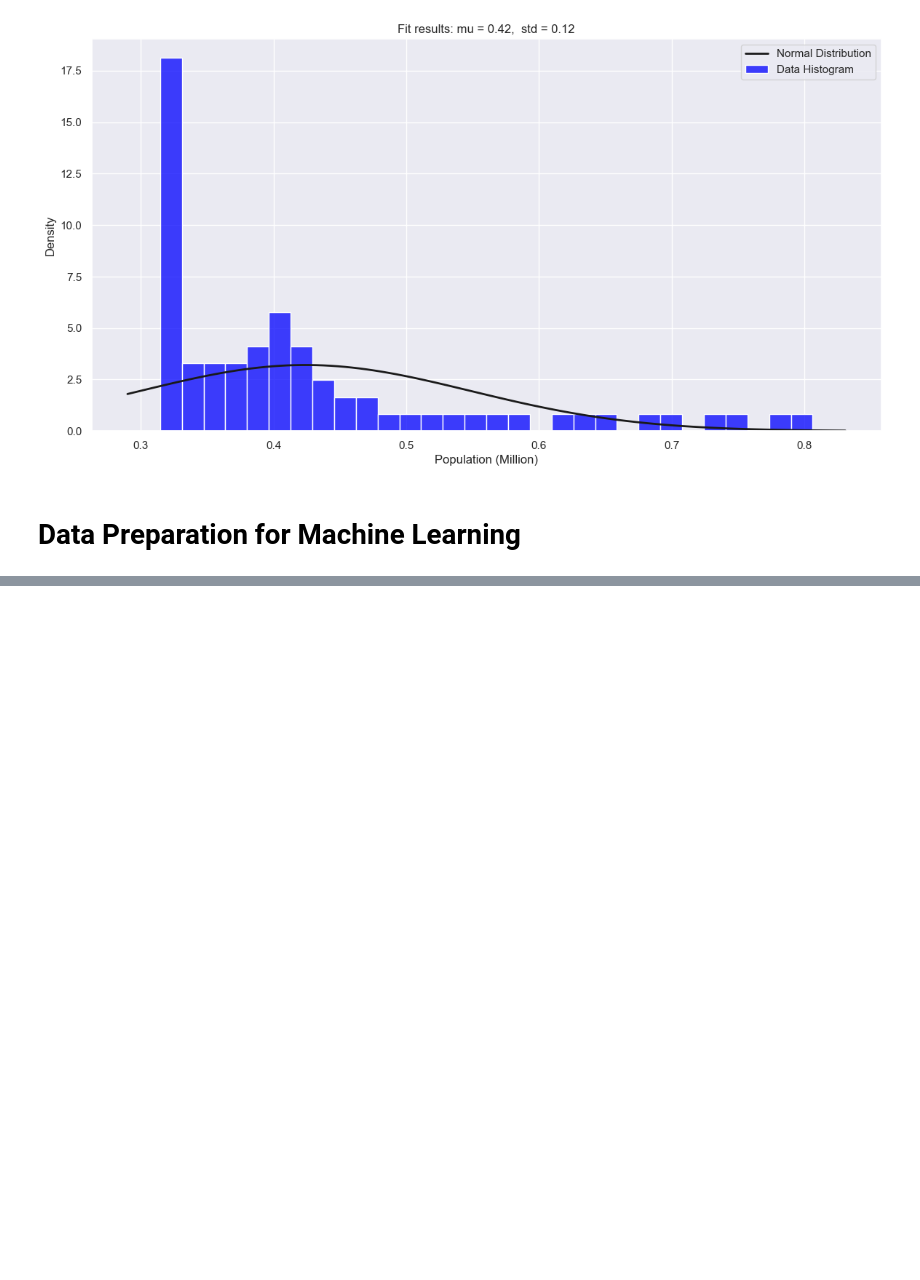
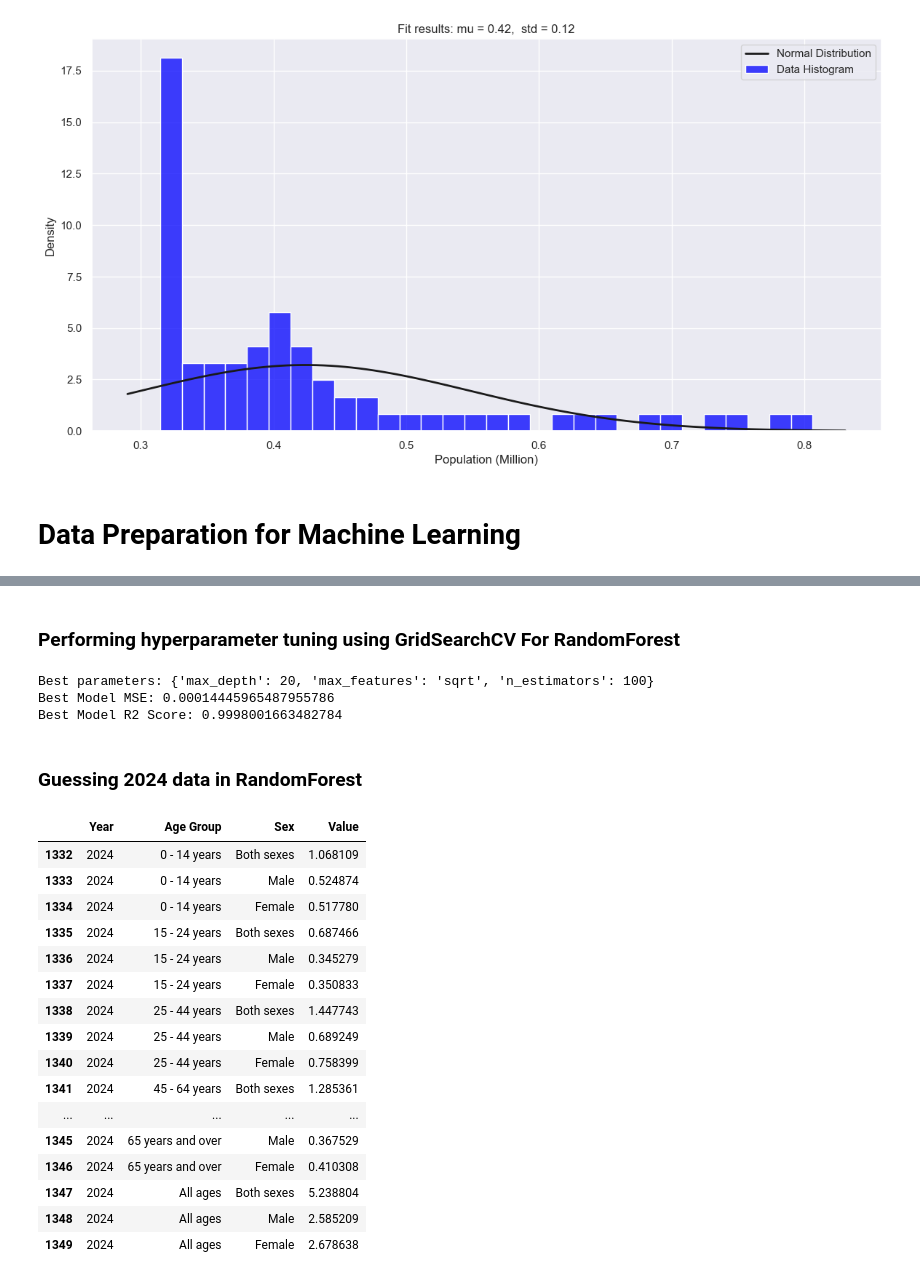
Before and after one commit to TunahanINCE/Population-in-Ireland, a Jupyter notebook: CA-1.ipynb, the cells around one changed output, grey strips where cells are left out. Saved outputs shown, nothing was run; the diff lists cells and outputs as text; code cells hidden in the pictures; blank space fills up the shorter version.

```diff
--- a/CA-1.ipynb
+++ b/CA-1.ipynb
@@ -836,0 +612,3 @@ predicted_summary_2024
+# %%
+# Merged the original data set and the encoded data set
+processed_data= pd.concat([df, encoded_df], axis=1)
@@ -836,0 +719,73 @@ predicted_summary_2024
+# %% [markdown]
+### Performing hyperparameter tuning using GridSearchCV For RandomForest
+# %%
+from sklearn.ensemble import RandomForestRegressor
+
+# GridSearchCV for hyperparameter tuning
+param_grid = {
+    'n_estimators': [100, 200],  # Number of trees
+    'max_features': ['auto', 'sqrt'],  # Number of features to consider in each split
+    'max_depth': [10, 20, None]  # Maximum depth of tree
+}
+
+grid_search = GridSearchCV(estimator=RandomForestRegressor(random_state=42), param_grid=param_grid, cv=5, n_jobs=-1)
+grid_search.fit(X_train, y_train)
+
+print("Best parameters:", grid_search.best_params_)
+best_model = grid_search.best_estimator_
+
+# Predicting with the best model
+y_pred_best = best_model.predict(X_test)
+
+# Evaluating the performance of the best model
+mse_best = mean_squared_error(y_test, y_pred_best)
+r2_best = r2_score(y_test, y_pred_best)
+
+print(f"Best Model MSE: {mse_best}")
+print(f"Best Model R2 Score: {r2_best}")
+# %% [output]
+Best parameters: {'max_depth': 20, 'max_features': 'sqrt', 'n_estimators': 100}
+Best Model MSE: 0.00014445965487955786
+Best Model R2 Score: 0.9998001663482784
+# %% [markdown]
+### Guessing 2024 data in RandomForest
+# %%
+# Making prediction for 2024
+predict_year = 2024
+encoded_features_2024 = encoder.transform(age_sex_combinations)
+year_column_2024 = pd.DataFrame({'Year': [predict_year] * len(encoded_features_2024)})
+predict_data_2024 = pd.concat([year_column_2024, pd.DataFrame(encoded_features_2024, columns=encoded_columns)], axis=1)
+
+# Making predictions for 2024
+predictions_2024 = best_model.predict(predict_data_2024)
+predictions_2024_scaled_back = scaler.inverse_transform(predictions_2024.reshape(-1, 1))
+predictions_2024_df = pd.DataFrame({'Year': predict_year, 'Predicted Value': predictions_2024_scaled_back.flatten()})
+
+# Edit the order of the predicted data and add it to the original data set
+predictions_2024_df['Age Group'] = [comb[0] for comb in age_sex_combinations]
+predictions_2024_df['Sex'] = [comb[1] for comb in age_sex_combinations]
+predictions_2024_df['Value'] = predictions_2024_df['Predicted Value']
+guess_data_RF = pd.concat([df, predictions_2024_df], ignore_index=True)
+guess_data_RF = guess_data_RF.drop(columns=["Scaled Value","Predicted Value"])
+df = df.drop(columns=["Scaled Value"])
+
+# Display corrected results
+guess_data_RF[guess_data_RF["Year"]==2024]
+# %% [output]
+|  | Year | Age Group | Sex | Value |
+| 1332 | 2024 | 0 - 14 years | Both sexes | 1.068109 |
+| 1333 | 2024 | 0 - 14 years | Male | 0.524874 |
+| 1334 | 2024 | 0 - 14 years | Female | 0.517780 |
+| 1335 | 2024 | 15 - 24 years | Both sexes | 0.687466 |
+| 1336 | 2024 | 15 - 24 years | Male | 0.345279 |
+| 1337 | 2024 | 15 - 24 years | Female | 0.350833 |
+| 1338 | 2024 | 25 - 44 years | Both sexes | 1.447743 |
+| 1339 | 2024 | 25 - 44 years | Male | 0.689249 |
+| 1340 | 2024 | 25 - 44 years | Female | 0.758399 |
+| 1341 | 2024 | 45 - 64 years | Both sexes | 1.285361 |
+| ... | ... | ... | ... | ... |
+| 1345 | 2024 | 65 years and over | Male | 0.367529 |
+| 1346 | 2024 | 65 years and over | Female | 0.410308 |
+| 1347 | 2024 | All ages | Both sexes | 5.238804 |
+| 1348 | 2024 | All ages | Male | 2.585209 |
+| 1349 | 2024 | All ages | Female | 2.678638 |
```
Also changed, not shown: parts of 32 cells of this notebook.
